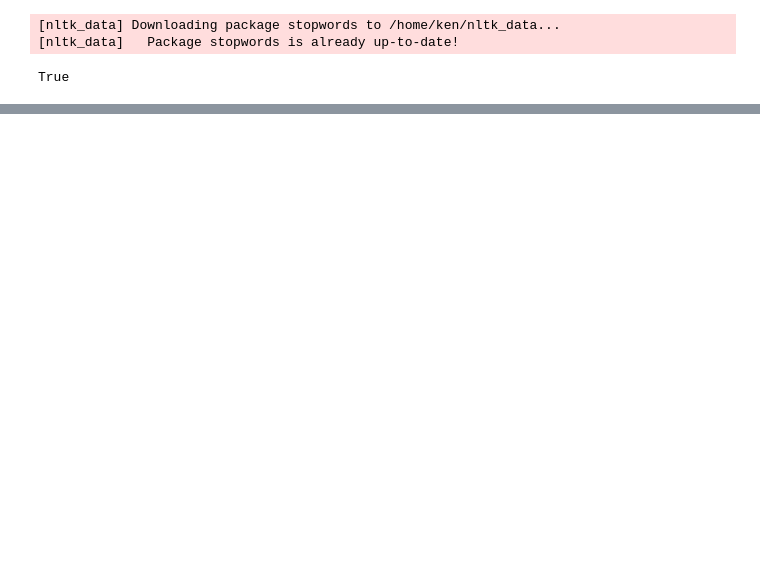
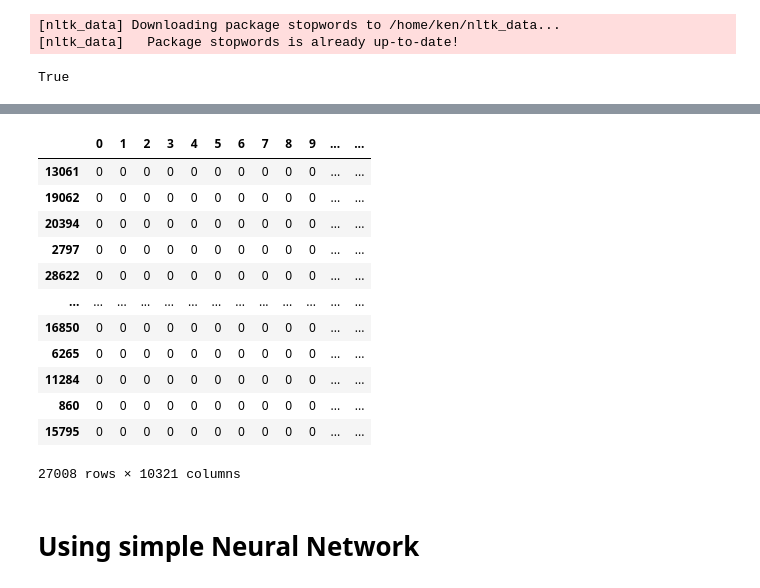
Before and after one commit to rgbetanco/sql-parser, a Jupyter notebook: AI/AI_project/sql_injection_detecting.ipynb, the cells around one changed output, grey strips where cells are left out. Cells and saved outputs as stored; diff of their text form; code cells hidden in the pictures; blank space fills up the shorter version.

Commit message:
train model with the dataset in Kaggle success

```diff
--- a/AI/AI_project/sql_injection_detecting.ipynb
+++ b/AI/AI_project/sql_injection_detecting.ipynb
@@ -61,0 +90,20 @@ Name: Label, dtype: int64
+# %%
+from sklearn.model_selection import train_test_split
+X_train, X_test, y_train, y_test = train_test_split(X, y, test_size=0.2, random_state=42)
+X_train
+# %% [output]
+|  | 0 | 1 | 2 | 3 | 4 | 5 | 6 | 7 | 8 | 9 | ... | ... |
+| 13061 | 0 | 0 | 0 | 0 | 0 | 0 | 0 | 0 | 0 | 0 | ... | ... |
+| 19062 | 0 | 0 | 0 | 0 | 0 | 0 | 0 | 0 | 0 | 0 | ... | ... |
+| 20394 | 0 | 0 | 0 | 0 | 0 | 0 | 0 | 0 | 0 | 0 | ... | ... |
+| 2797 | 0 | 0 | 0 | 0 | 0 | 0 | 0 | 0 | 0 | 0 | ... | ... |
+| 28622 | 0 | 0 | 0 | 0 | 0 | 0 | 0 | 0 | 0 | 0 | ... | ... |
+| ... | ... | ... | ... | ... | ... | ... | ... | ... | ... | ... | ... | ... |
+| 16850 | 0 | 0 | 0 | 0 | 0 | 0 | 0 | 0 | 0 | 0 | ... | ... |
+| 6265 | 0 | 0 | 0 | 0 | 0 | 0 | 0 | 0 | 0 | 0 | ... | ... |
+| 11284 | 0 | 0 | 0 | 0 | 0 | 0 | 0 | 0 | 0 | 0 | ... | ... |
+| 860 | 0 | 0 | 0 | 0 | 0 | 0 | 0 | 0 | 0 | 0 | ... | ... |
+| 15795 | 0 | 0 | 0 | 0 | 0 | 0 | 0 | 0 | 0 | 0 | ... | ... |
+27008 rows × 10321 columns
+# %% [markdown]
+# Using simple Neural Network
```
Also changed, not shown: parts of 12 cells of this notebook, 1 other file.
